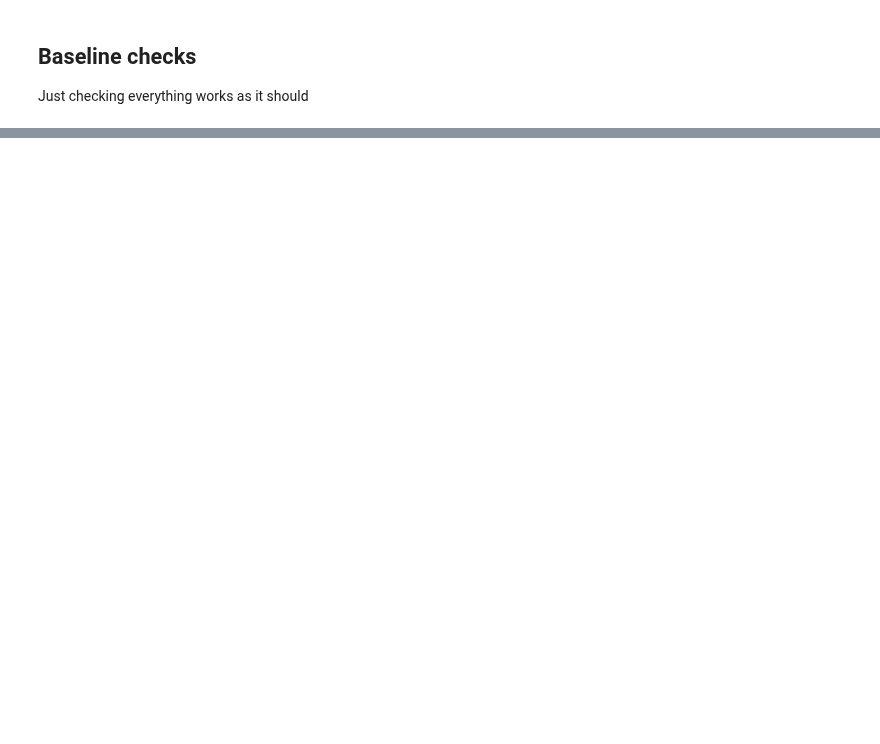
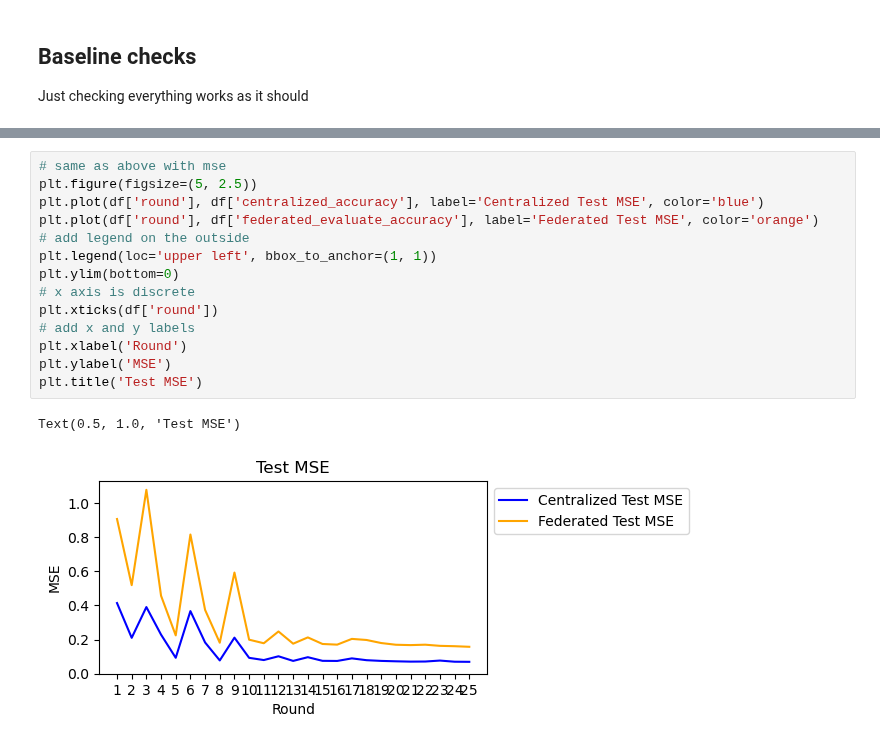
Before and after one commit to luisas/fl4tsf, a Jupyter notebook: analysis/01_baseline_checks.ipynb, the cells around one changed output, grey strips where cells are left out. Cells and saved outputs as stored; diff of their text form; blank space fills up the shorter version.

```diff
--- a/analysis/01_baseline_checks.ipynb
+++ b/analysis/01_baseline_checks.ipynb
@@ -161,0 +314,17 @@ plt.show()
+# %%
+# same as above with mse
+plt.figure(figsize=(5, 2.5))
+plt.plot(df['round'], df['centralized_accuracy'], label='Centralized Test MSE', color='blue')
+plt.plot(df['round'], df['federated_evaluate_accuracy'], label='Federated Test MSE', color='orange')
+# add legend on the outside
+plt.legend(loc='upper left', bbox_to_anchor=(1, 1))
+plt.ylim(bottom=0)
+# x axis is discrete
+plt.xticks(df['round'])
+# add x and y labels
+plt.xlabel('Round')
+plt.ylabel('MSE')
+plt.title('Test MSE')
+# %% [output]
+Text(0.5, 1.0, 'Test MSE')
+[figure, added]
```
Also changed, not shown: parts of 25 cells of this notebook, 12 other files.
